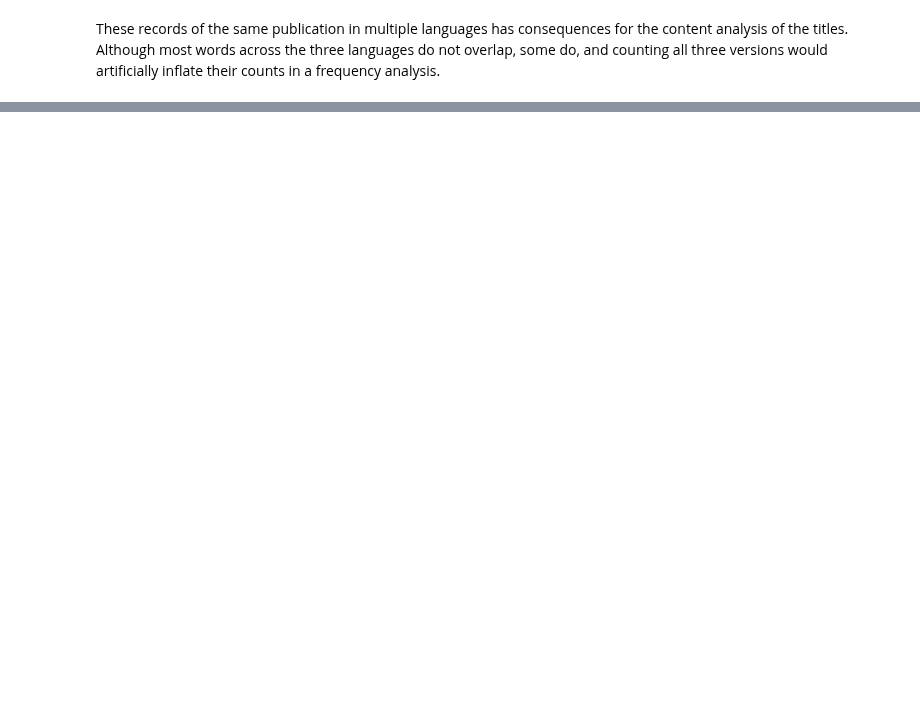
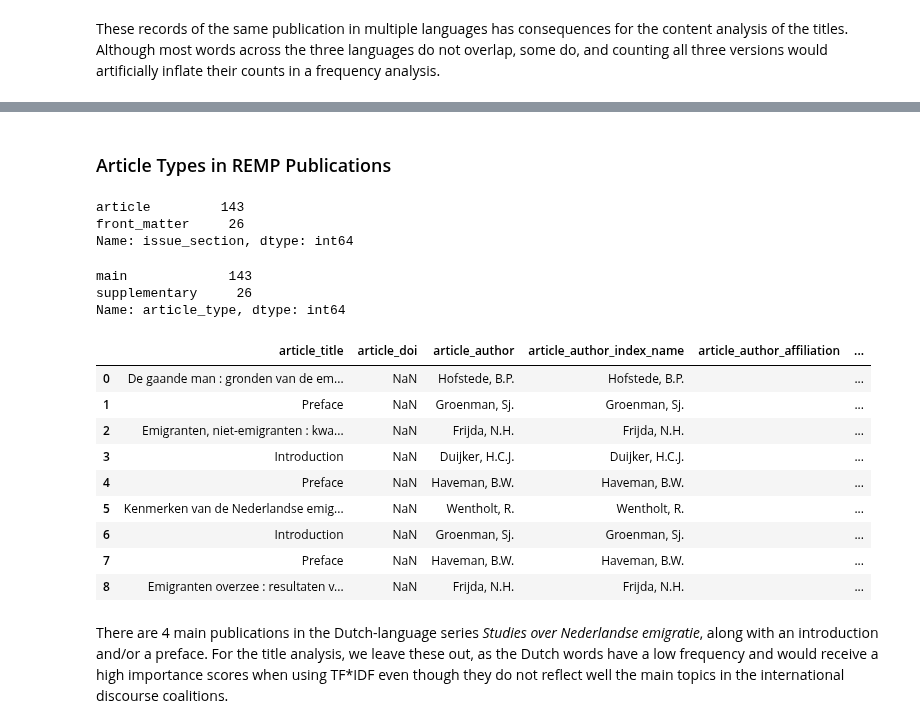
Before and after one commit to HoekR/migrant_discourse, a Jupyter notebook: notebooks/Data-Selection-Modelling.ipynb, the cells around one changed output, grey strips where cells are left out. Saved outputs shown, nothing was run; the diff lists cells and outputs as text; code cells hidden in the pictures; blank space fills up the shorter version.

```diff
--- a/notebooks/Data-Selection-Modelling.ipynb
+++ b/notebooks/Data-Selection-Modelling.ipynb
@@ -386,0 +396,31 @@ These records of the same publication in multiple languages has consequences for
+# %% [markdown]
+### Article Types in REMP Publications
+# %%
+remp_df.issue_section.value_counts()
+# %% [output]
+article         143
+front_matter     26
+Name: issue_section, dtype: int64
+# %%
+remp_df['article_type'] = remp_df.issue_section.apply(lambda x: 'main' if x == 'article' else 'supplementary')
+
+remp_df.article_type.value_counts()
+# %% [output]
+main             143
+supplementary     26
+Name: article_type, dtype: int64
+# %%
+remp_df[remp_df.journal == 'Studies over Nederlandse emigratie']
+# %% [output]
+|  | article_title | article_doi | article_author | article_author_index_name | article_author_affiliation | ... |
+| 0 | De gaande man : gronden van de em... | NaN | Hofstede, B.P. | Hofstede, B.P. |  | ... |
+| 1 | Preface | NaN | Groenman, Sj. | Groenman, Sj. |  | ... |
+| 2 | Emigranten, niet-emigranten : kwa... | NaN | Frijda, N.H. | Frijda, N.H. |  | ... |
+| 3 | Introduction | NaN | Duijker, H.C.J. | Duijker, H.C.J. |  | ... |
+| 4 | Preface | NaN | Haveman, B.W. | Haveman, B.W. |  | ... |
+| 5 | Kenmerken van de Nederlandse emig... | NaN | Wentholt, R. | Wentholt, R. |  | ... |
+| 6 | Introduction | NaN | Groenman, Sj. | Groenman, Sj. |  | ... |
+| 7 | Preface | NaN | Haveman, B.W. | Haveman, B.W. |  | ... |
+| 8 | Emigranten overzee : resultaten v... | NaN | Frijda, N.H. | Frijda, N.H. |  | ... |
+# %% [markdown]
+There are 4 main publications in the Dutch-language series _Studies over Nederlandse emigratie_, along with an introduction and/or a preface. For the title analysis, we leave these out, as the Dutch words have a low frequency and would receive a high importance scores when using TF\*IDF even though they do not reflect well the main topics in the international discourse coalitions.
```
Also changed, not shown: parts of 46 cells of this notebook, 9 other files.
